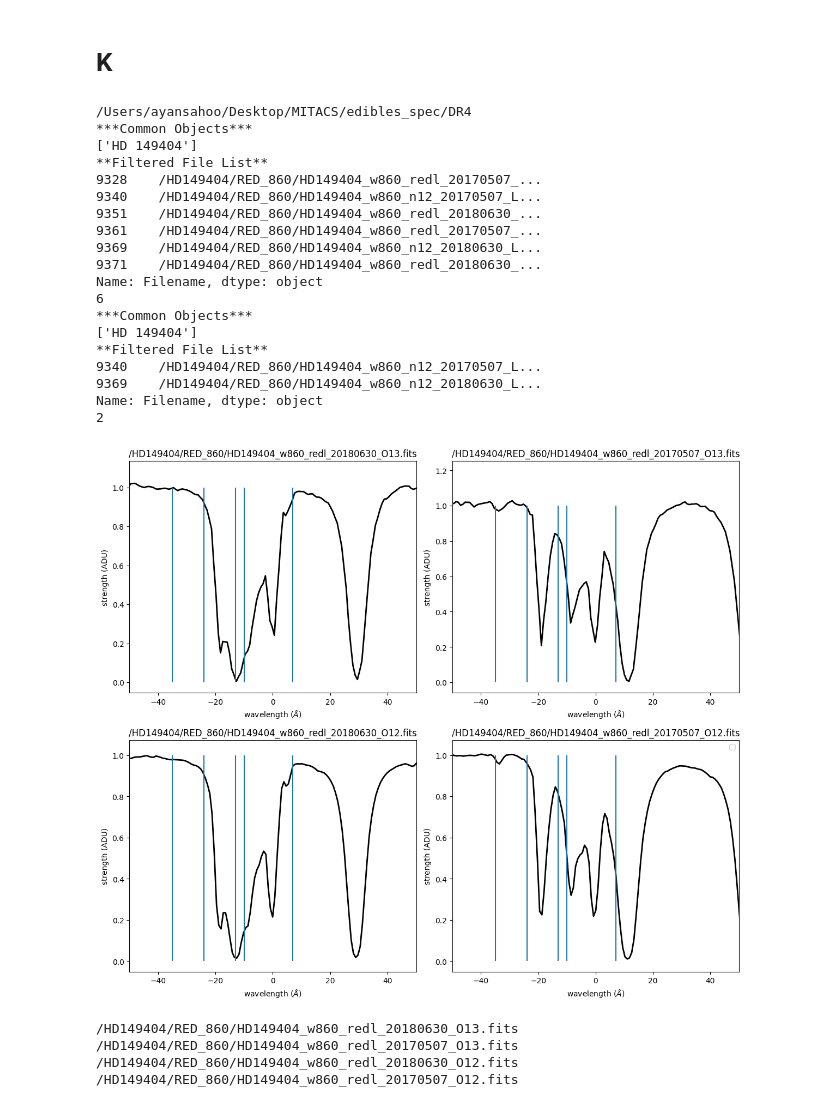
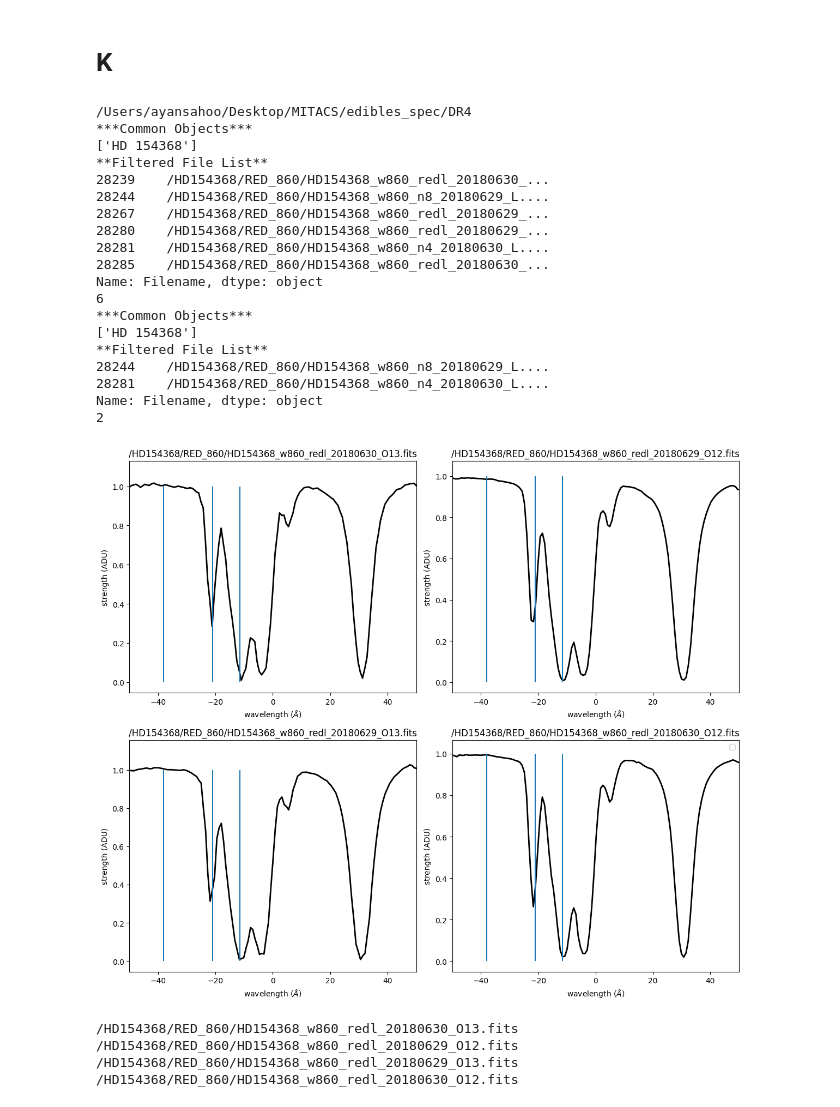
Before and after one commit to AyanS13/edibles, a Jupyter notebook: cloud_checker.ipynb, the cells around one changed output. Cells and saved outputs as stored; diff of their text form; code cells hidden in the pictures.

```diff
--- a/cloud_checker.ipynb
+++ b/cloud_checker.ipynb
@@ -131,7 +133,7 @@ Name: Filename, dtype: object
 # %% [markdown]
 # Na II
 # %%
-sightline = "HD 149404"
+sightline = "HD 154368"
 pythia = EdiblesOracle()
 List_1 = pythia.getFilteredObsList(object=[sightline], MergedOnly=False, Wave=5892)
 test_1 = List_1.values.tolist()
@@ -145,10 +147,10 @@ test = list(test)
 
 lambda0 = [5889.951, 5895.924]
 ref_wave = 5889.951
-cl_1 = 7
-cl_2 = -13
-cl_3 = -35
-cl_4 = -24
+cl_1 = -11.5
+cl_2 = -21
+cl_3 = -38
+# cl_4 = -24
 # f = [0.005450, 0.005450]
 # gamma = [1e8,1e8]
 # b = [3.5, 3.5]
@@ -190,7 +192,7 @@ for i in range(len(test)):
     axs[i].vlines(x=cl_1, ymin=0, ymax=1)
     axs[i].vlines(x=cl_2, ymin=0, ymax=1)
     axs[i].vlines(x=cl_3, ymin=0, ymax=1)
-    axs[i].vlines(x=cl_4, ymin=0, ymax=1)
+    # axs[i].vlines(x=cl_4, ymin=0, ymax=1)
 
     # y = np.ones(len(wave))
     # axs[i].plot(wave, y)
@@ -252,7 +244,7 @@ Name: Filename, dtype: object
 # %% [markdown]
 # K
 # %%
-sightline = "HD 149404"
+sightline = "HD 154368"
 pythia = EdiblesOracle()
 List_1 = pythia.getFilteredObsList(object=[sightline], MergedOnly=False, Wave=7665)
 test_1 = List_1.values.tolist()
@@ -266,11 +258,11 @@ test = list(test)
 
 lambda0 = [7664.899]
 ref_wave = 7664.899
-cl_1 = 7
-cl_2 = -13
-cl_3 = -35
-cl_4 = -24
-cl_5 = -10
+cl_1 = -11.5
+cl_2 = -21
+cl_3 = -38
+# cl_4 = -24
+# cl_5 = -10
 # f = [0.005450, 0.005450]
 # gamma = [1e8,1e8]
 # b = [3.5, 3.5]
@@ -313,8 +305,8 @@ for i in range(len(test)):
     axs[i].vlines(x=cl_1, ymin=0, ymax=1)
     axs[i].vlines(x=cl_2, ymin=0, ymax=1)
     axs[i].vlines(x=cl_3, ymin=0, ymax=1)
-    axs[i].vlines(x=cl_4, ymin=0, ymax=1)
-    axs[i].vlines(x=cl_5, ymin=0, ymax=1)
+    # axs[i].vlines(x=cl_4, ymin=0, ymax=1)
+    # axs[i].vlines(x=cl_5, ymin=0, ymax=1)
     # y = np.ones(len(wave))
     # axs[i].plot(wave, y)
     #++++++++++++++++++++++++++++++++++++++++++++++++++++++++++++++++++++++++++
@@ -328,46 +320,46 @@ for i in range(len(test)):
     axs[i].set_title(str(test[i]))
 
     # Set x and y labels for each subplot
     axs[i].set_xlabel('wavelength ($\AA$)')
     axs[i].set_ylabel('strength (ADU)')
 
     axs[i].set_xlim(-50, 50)
 
 # Hide the unused subplots
 for j in range(len(test), len(axs)):
     fig.delaxes(axs[j])
 # Adjust the layout so titles and labels fit well
 plt.tight_layout()
 plt.legend()
 # Show the plot
 plt.show()
 
 
 for i in test:
     print(i)
 # %% [output]
 /Users/ayansahoo/Desktop/MITACS/edibles_spec/DR4
 ***Common Objects***
-['HD 149404']
+['HD 154368']
 **Filtered File List**
-9328    /HD149404/RED_860/HD149404_w860_redl_20170507_...
-9340    /HD149404/RED_860/HD149404_w860_n12_20170507_L...
-9351    /HD149404/RED_860/HD149404_w860_redl_20180630_...
-9361    /HD149404/RED_860/HD149404_w860_redl_20170507_...
-9369    /HD149404/RED_860/HD149404_w860_n12_20180630_L...
-9371    /HD149404/RED_860/HD149404_w860_redl_20180630_...
+28239    /HD154368/RED_860/HD154368_w860_redl_20180630_...
+28244    /HD154368/RED_860/HD154368_w860_n8_20180629_L....
+28267    /HD154368/RED_860/HD154368_w860_redl_20180629_...
+28280    /HD154368/RED_860/HD154368_w860_redl_20180629_...
+28281    /HD154368/RED_860/HD154368_w860_n4_20180630_L....
+28285    /HD154368/RED_860/HD154368_w860_redl_20180630_...
 Name: Filename, dtype: object
 6
 ***Common Objects***
-['HD 149404']
+['HD 154368']
 **Filtered File List**
-9340    /HD149404/RED_860/HD149404_w860_n12_20170507_L...
-9369    /HD149404/RED_860/HD149404_w860_n12_20180630_L...
+28244    /HD154368/RED_860/HD154368_w860_n8_20180629_L....
+28281    /HD154368/RED_860/HD154368_w860_n4_20180630_L....
 Name: Filename, dtype: object
 2
-[figure, old version]
+[figure, new version]
-/HD149404/RED_860/HD149404_w860_redl_20180630_O13.fits
-/HD149404/RED_860/HD149404_w860_redl_20170507_O13.fits
-/HD149404/RED_860/HD149404_w860_redl_20180630_O12.fits
-/HD149404/RED_860/HD149404_w860_redl_20170507_O12.fits
+/HD154368/RED_860/HD154368_w860_redl_20180630_O13.fits
+/HD154368/RED_860/HD154368_w860_redl_20180629_O12.fits
+/HD154368/RED_860/HD154368_w860_redl_20180629_O13.fits
+/HD154368/RED_860/HD154368_w860_redl_20180630_O12.fits
 # %%
```
Also changed, not shown: parts of 3 cells of this notebook, 4 other files.
